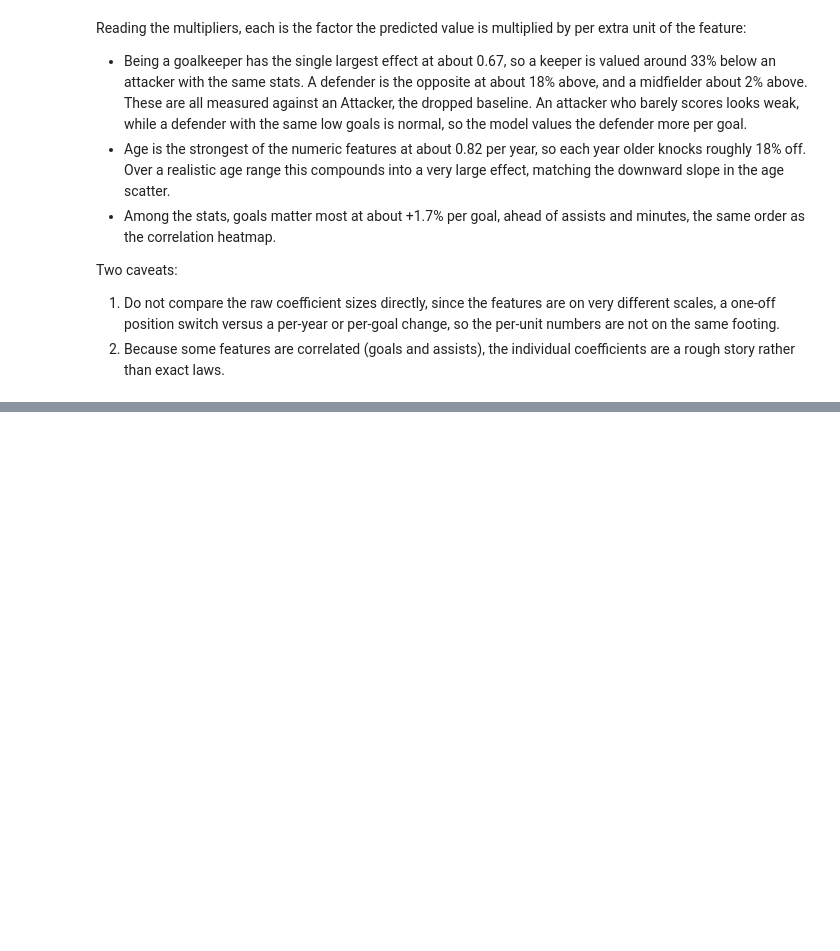
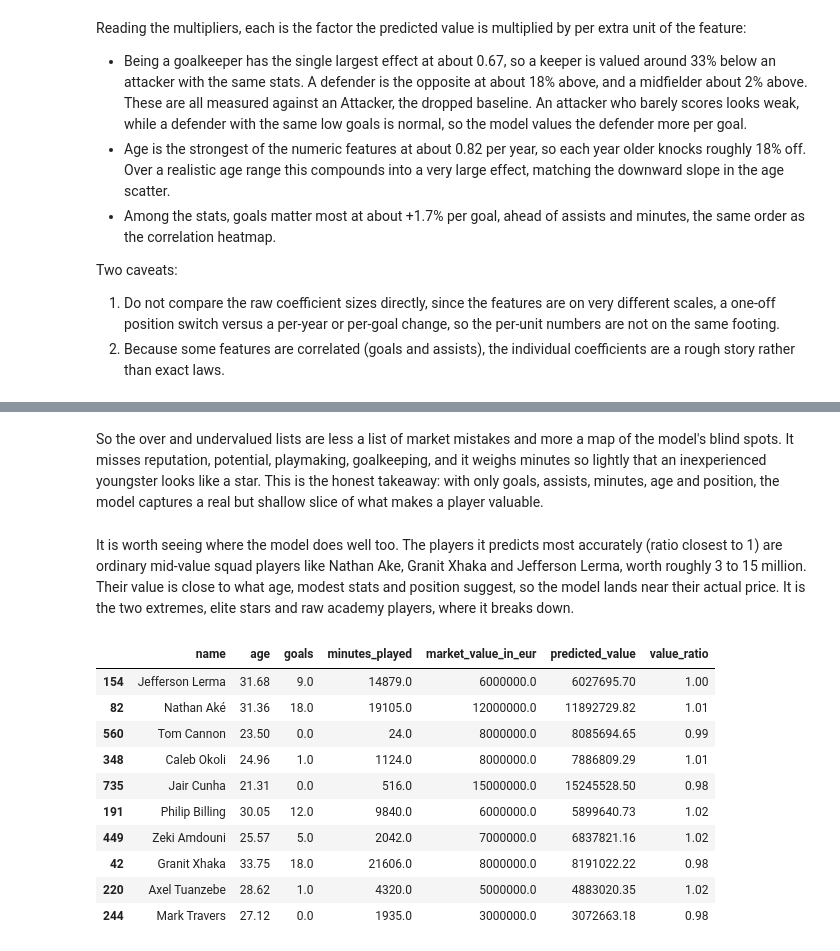
Before and after one commit to konstantinosioan/pl-transfer-value-predictor, a Jupyter notebook: notebook.ipynb, the cells around one changed output, grey strips where cells are left out. Cells and saved outputs as stored; diff of their text form; code cells hidden in the pictures; blank space fills up the shorter version.

```diff
--- a/notebook.ipynb
+++ b/notebook.ipynb
@@ -311,0 +361,19 @@ Two caveats:
+# %% [markdown]
+So the over and undervalued lists are less a list of market mistakes and more a map of the model's blind spots. It misses reputation, potential, playmaking, goalkeeping, and it weighs minutes so lightly that an inexperienced youngster looks like a star. This is the honest takeaway: with only goals, assists, minutes, age and position, the model captures a real but shallow slice of what makes a player valuable.
+# %% [markdown]
+It is worth seeing where the model does well too. The players it predicts most accurately (ratio closest to 1) are ordinary mid-value squad players like Nathan Ake, Granit Xhaka and Jefferson Lerma, worth roughly 3 to 15 million. Their value is close to what age, modest stats and position suggest, so the model lands near their actual price. It is the two extremes, elite stars and raw academy players, where it breaks down.
+# %%
+model_df["log_error"] = np.log10(model_df["value_ratio"]).abs()
+model_df.sort_values("log_error")[show].head(10).round(2)
+# %% [output]
+|  | name | age | goals | minutes_played | market_value_in_eur | predicted_value | value_ratio |
+| 154 | Jefferson Lerma | 31.68 | 9.0 | 14879.0 | 6000000.0 | 6027695.70 | 1.00 |
+| 82 | Nathan Aké | 31.36 | 18.0 | 19105.0 | 12000000.0 | 11892729.82 | 1.01 |
+| 560 | Tom Cannon | 23.50 | 0.0 | 24.0 | 8000000.0 | 8085694.65 | 0.99 |
+| 348 | Caleb Okoli | 24.96 | 1.0 | 1124.0 | 8000000.0 | 7886809.29 | 1.01 |
+| 735 | Jair Cunha | 21.31 | 0.0 | 516.0 | 15000000.0 | 15245528.50 | 0.98 |
+| 191 | Philip Billing | 30.05 | 12.0 | 9840.0 | 6000000.0 | 5899640.73 | 1.02 |
+| 449 | Zeki Amdouni | 25.57 | 5.0 | 2042.0 | 7000000.0 | 6837821.16 | 1.02 |
+| 42 | Granit Xhaka | 33.75 | 18.0 | 21606.0 | 8000000.0 | 8191022.22 | 0.98 |
+| 220 | Axel Tuanzebe | 28.62 | 1.0 | 4320.0 | 5000000.0 | 4883020.35 | 1.02 |
+| 244 | Mark Travers | 27.12 | 0.0 | 1935.0 | 3000000.0 | 3072663.18 | 0.98 |
```
Also changed, not shown: parts of 10 cells of this notebook.
